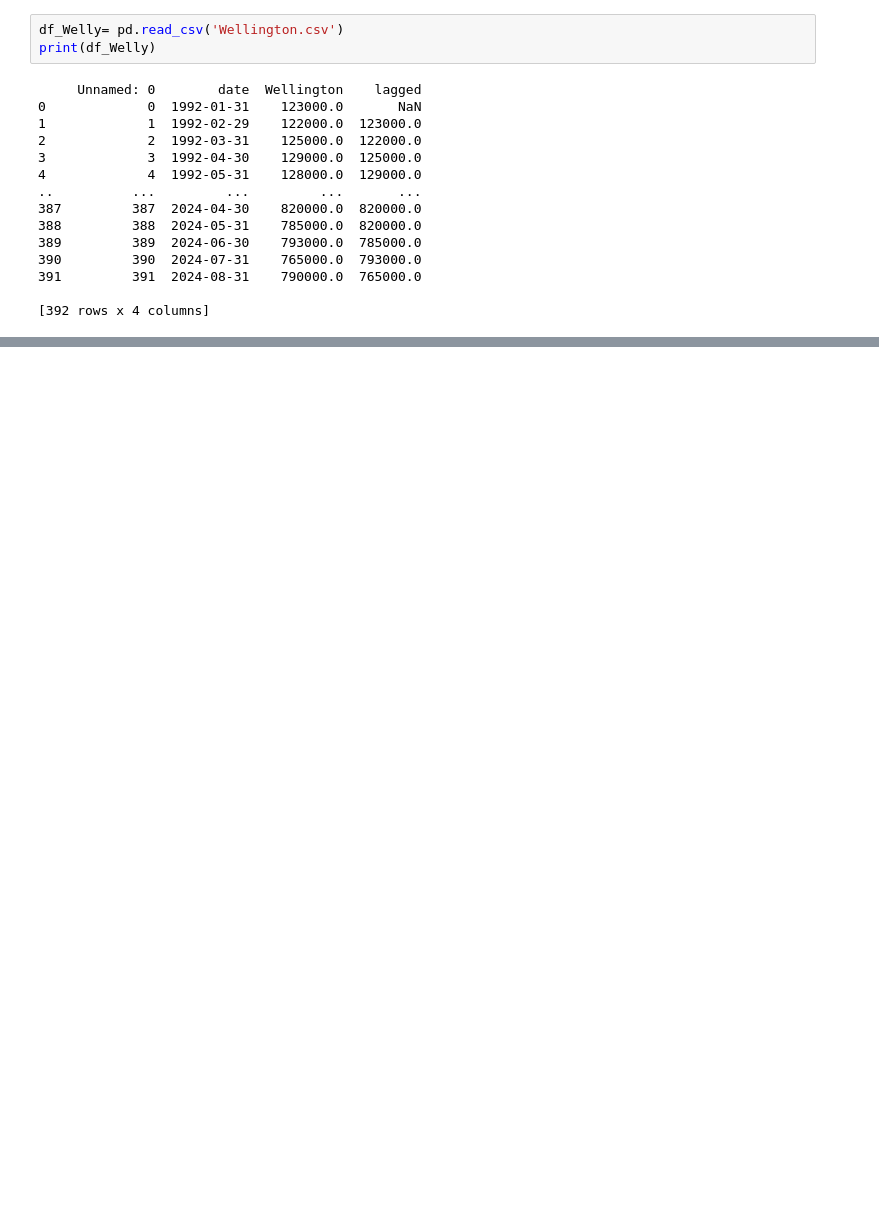
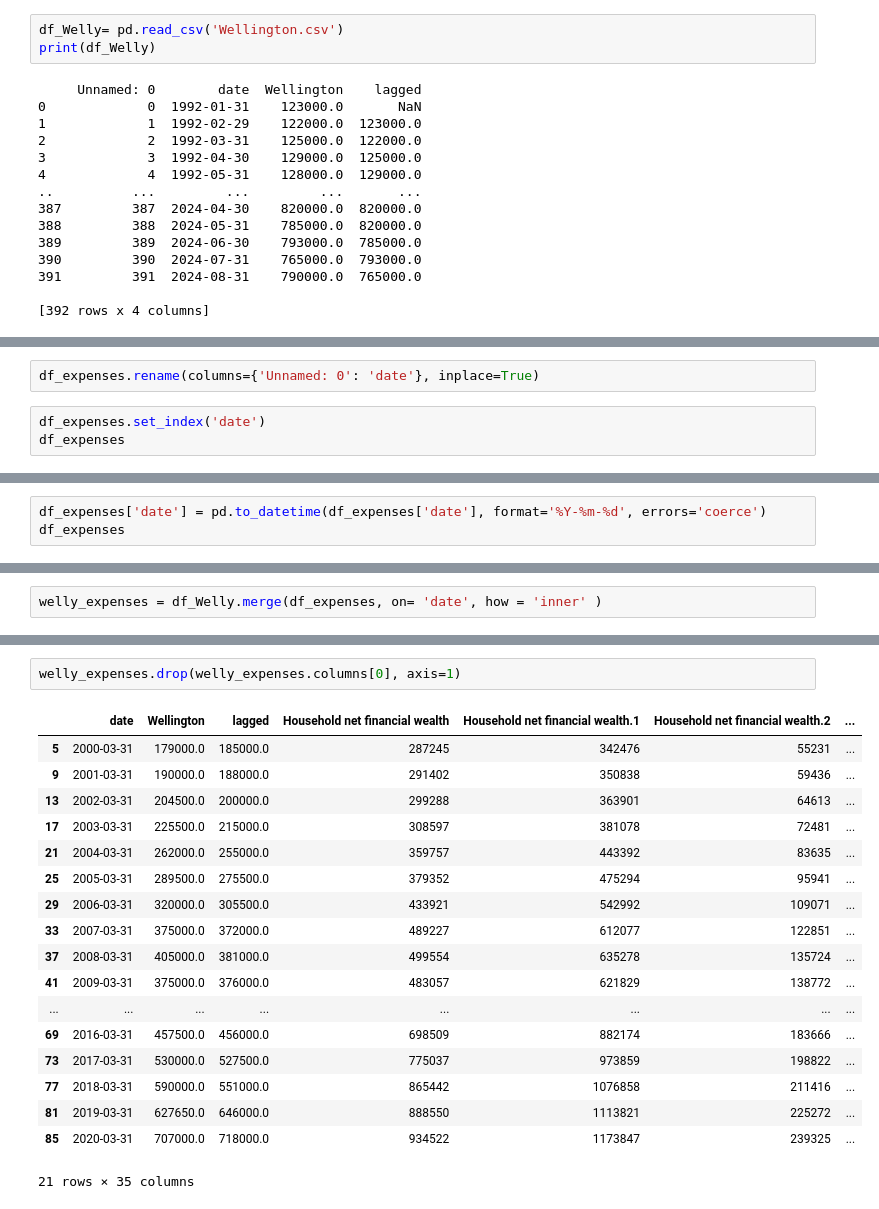
Before and after one commit to Sheepsta300/Machine-Learning-Project, a Jupyter notebook: Housing_Price_Predictor.ipynb, the cells around one changed output, grey strips where cells are left out. Cells and saved outputs as stored; diff of their text form; blank space fills up the shorter version.

```diff
--- a/Housing_Price_Predictor.ipynb
+++ b/Housing_Price_Predictor.ipynb
@@ -247,0 +88,5 @@ welly_labour.head()
+# %%
+df_expenses.rename(columns={'Unnamed: 0': 'date'}, inplace=True)
+# %%
+df_expenses.set_index('date')
+df_expenses
@@ -247,0 +139,3 @@ welly_labour.head()
+# %%
+df_expenses['date'] = pd.to_datetime(df_expenses['date'], format='%Y-%m-%d', errors='coerce')
+df_expenses
@@ -247,0 +156,2 @@ welly_labour.head()
+# %%
+welly_expenses = df_Welly.merge(df_expenses, on= 'date', how = 'inner' )
@@ -247,0 +178,21 @@ welly_labour.head()
+# %%
+welly_expenses.drop(welly_expenses.columns[0], axis=1)
+# %% [output]
+|  | date | Wellington | lagged | Household net financial wealth | Household net financial wealth.1 | Household net financial wealth.2 | ... |
+| 5 | 2000-03-31 | 179000.0 | 185000.0 | 287245 | 342476 | 55231 | ... |
+| 9 | 2001-03-31 | 190000.0 | 188000.0 | 291402 | 350838 | 59436 | ... |
+| 13 | 2002-03-31 | 204500.0 | 200000.0 | 299288 | 363901 | 64613 | ... |
+| 17 | 2003-03-31 | 225500.0 | 215000.0 | 308597 | 381078 | 72481 | ... |
+| 21 | 2004-03-31 | 262000.0 | 255000.0 | 359757 | 443392 | 83635 | ... |
+| 25 | 2005-03-31 | 289500.0 | 275500.0 | 379352 | 475294 | 95941 | ... |
+| 29 | 2006-03-31 | 320000.0 | 305500.0 | 433921 | 542992 | 109071 | ... |
+| 33 | 2007-03-31 | 375000.0 | 372000.0 | 489227 | 612077 | 122851 | ... |
+| 37 | 2008-03-31 | 405000.0 | 381000.0 | 499554 | 635278 | 135724 | ... |
+| 41 | 2009-03-31 | 375000.0 | 376000.0 | 483057 | 621829 | 138772 | ... |
+| ... | ... | ... | ... | ... | ... | ... | ... |
+| 69 | 2016-03-31 | 457500.0 | 456000.0 | 698509 | 882174 | 183666 | ... |
+| 73 | 2017-03-31 | 530000.0 | 527500.0 | 775037 | 973859 | 198822 | ... |
+| 77 | 2018-03-31 | 590000.0 | 551000.0 | 865442 | 1076858 | 211416 | ... |
+| 81 | 2019-03-31 | 627650.0 | 646000.0 | 888550 | 1113821 | 225272 | ... |
+| 85 | 2020-03-31 | 707000.0 | 718000.0 | 934522 | 1173847 | 239325 | ... |
+21 rows × 35 columns
```
Also changed, not shown: parts of 39 cells of this notebook.
